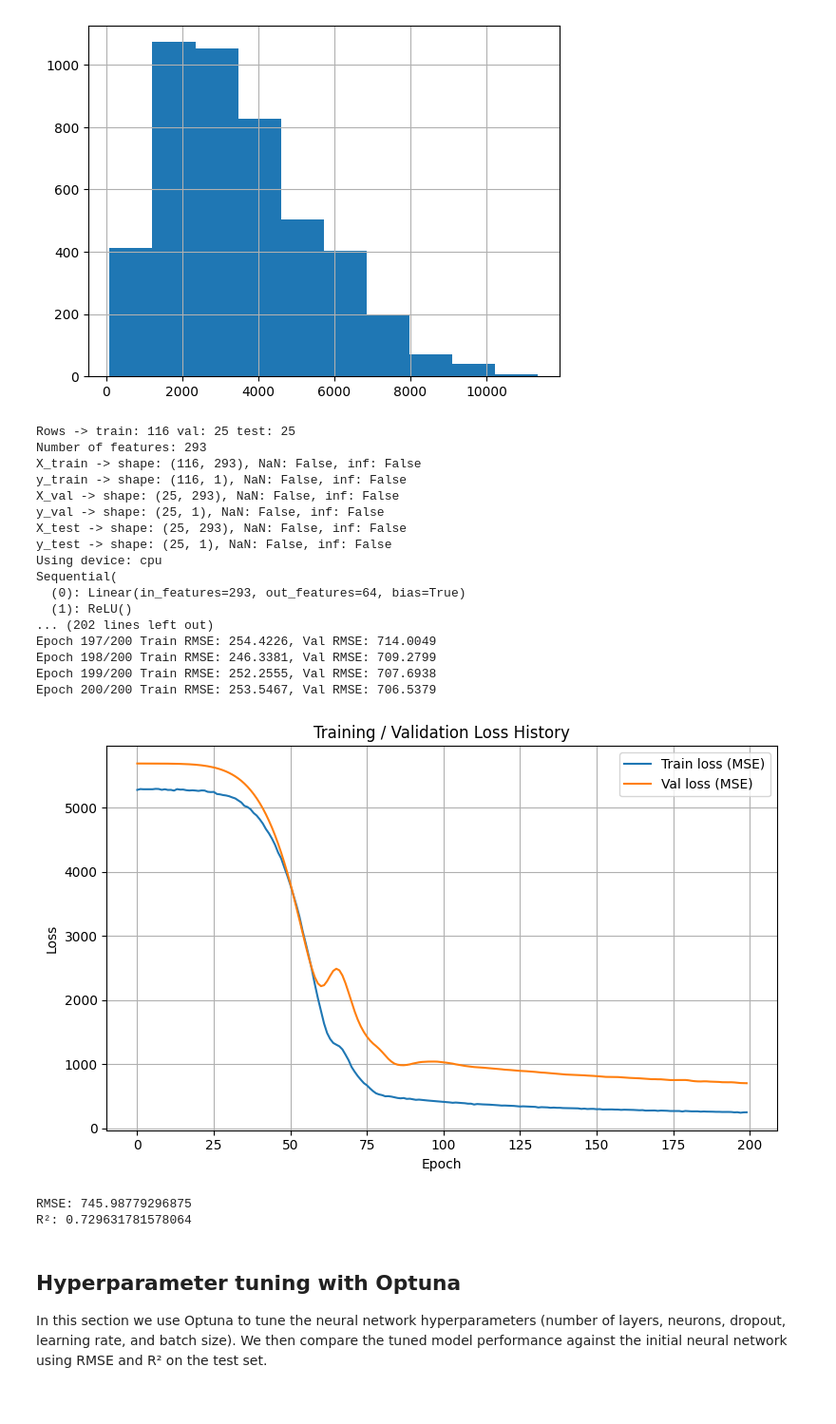
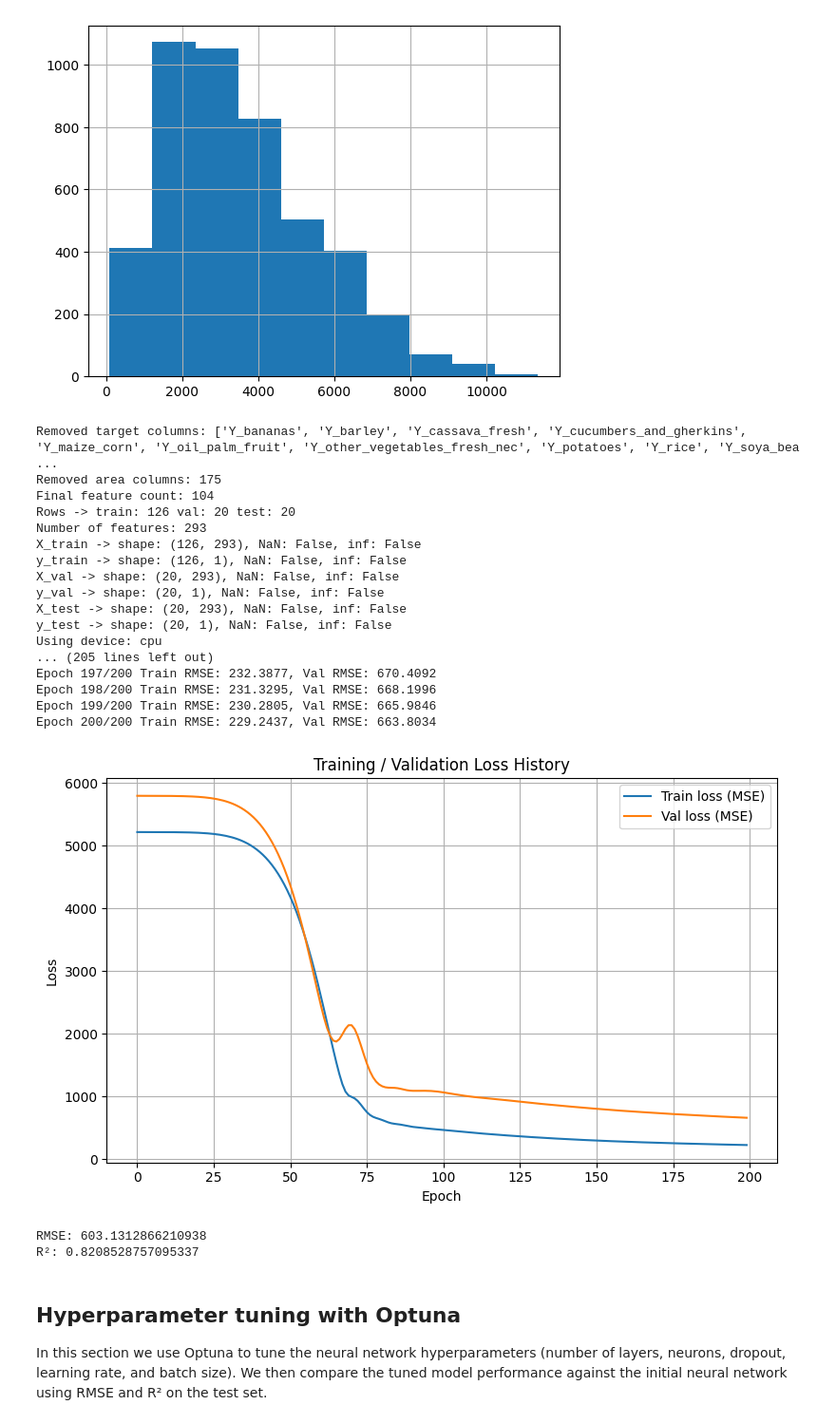
Before and after one commit to pavinpp/ML_project, a Jupyter notebook: NewModel2/neural network_optuna.ipynb, the cells around one changed output. Shown at 95% size. Cells and saved outputs as stored; diff of their text form; code cells hidden in the pictures.

```diff
--- a/NewModel2/neural network_optuna.ipynb
+++ b/NewModel2/neural network_optuna.ipynb
@@ -371,12 +371,32 @@ xy_drop_na = xy[xy["Y_rice"] >= 0].copy()
 # Remove inf and NaN in all columns
 xy_drop_na = xy_drop_na.replace([np.inf, -np.inf], np.nan).dropna()
 
+target_col = "Y_rice"
+
+# remove all Y_* target columns
+remove_targets = [c for c in xy.columns if c.startswith("Y_")]
+
+# remove all area columns
+remove_areas = [c for c in xy.columns if c.startswith("area_")]
+
+# build feature list
+feature_cols = [
+    c for c in xy.columns
+    if c not in remove_targets
+    and c not in remove_areas
+    and c != target_col
+]
+
+print("Removed target columns:", remove_targets)
+print("Removed area columns:", len(remove_areas))
+print("Final feature count:", len(feature_cols))
+
 # Time-based split
-test_xy  = xy_drop_na[xy_drop_na["year"] >= 2019].copy()
-train_val_xy = xy_drop_na[xy_drop_na["year"] < 2019].copy()
+test_xy  = xy_drop_na[xy_drop_na["year"] >= 2020].copy()
+train_val_xy = xy_drop_na[xy_drop_na["year"] < 2020].copy()
 
-train_xy = train_val_xy[train_val_xy["year"] < 2014].copy()
-val_xy   = train_val_xy[train_val_xy["year"] >= 2014].copy()
+train_xy = train_val_xy[train_val_xy["year"] < 2016].copy()
+val_xy   = train_val_xy[train_val_xy["year"] >= 2016].copy()
 
 print("Rows -> train:", len(train_xy), "val:", len(val_xy), "test:", len(test_xy))
 
@@ -441,7 +461,7 @@ test_dataset  = TensorDataset(torch.FloatTensor(X_test))
 
 batch_size = 64
 
-train_loader = DataLoader(train_dataset, batch_size=batch_size, shuffle=True)
+train_loader = DataLoader(train_dataset, batch_size=batch_size, shuffle=False)
 val_loader   = DataLoader(val_dataset,   batch_size=batch_size, shuffle=False)
 test_loader  = DataLoader(test_dataset,  batch_size=batch_size, shuffle=False)
 
@@ -557,51 +577,51 @@ def plot_history(train_losses, val_losses):
 
 plot_history(train_losses, val_losses)
 
 # =========================
 # 8) Predict on test set
 # =========================
 model.eval()
 y_pred_test = []
 
 with torch.no_grad():
     for (batch_X,) in test_loader:      # unpack single-tensor batch
         batch_X = batch_X.to(device)
         preds = model(batch_X).cpu().numpy().flatten()
         y_pred_test.extend(preds)
 
 y_pred_test = np.array(y_pred_test, dtype=np.float32)
 
 # ---- Compute metrics ----
 from sklearn.metrics import root_mean_squared_error, r2_score
 
 from sklearn.metrics import root_mean_squared_error, r2_score
 
 rmse = root_mean_squared_error(y_test, y_pred_test)
 r2   = r2_score(y_test, y_pred_test)
 
 print("RMSE:", rmse)
 print("R²:", r2)
 # %% [output]
-Rows -> train: 116 val: 25 test: 25
+Removed target columns: ['Y_bananas', 'Y_barley', 'Y_cassava_fresh', 'Y_cucumbers_and_gherkins', 'Y_maize_corn', 'Y_oil_palm_fruit', 'Y_other_vegetables_fresh_nec', 'Y_potatoes', 'Y_rice', 'Y_soya_bea ...
+Removed area columns: 175
+Final feature count: 104
+Rows -> train: 126 val: 20 test: 20
 Number of features: 293
-X_train -> shape: (116, 293), NaN: False, inf: False
-y_train -> shape: (116, 1), NaN: False, inf: False
-X_val -> shape: (25, 293), NaN: False, inf: False
-y_val -> shape: (25, 1), NaN: False, inf: False
-X_test -> shape: (25, 293), NaN: False, inf: False
-y_test -> shape: (25, 1), NaN: False, inf: False
+X_train -> shape: (126, 293), NaN: False, inf: False
+y_train -> shape: (126, 1), NaN: False, inf: False
+X_val -> shape: (20, 293), NaN: False, inf: False
+y_val -> shape: (20, 1), NaN: False, inf: False
+X_test -> shape: (20, 293), NaN: False, inf: False
+y_test -> shape: (20, 1), NaN: False, inf: False
 Using device: cpu
-Sequential(
-  (0): Linear(in_features=293, out_features=64, bias=True)
-  (1): ReLU()
-... (202 lines left out)
-Epoch 197/200 Train RMSE: 254.4226, Val RMSE: 714.0049
-Epoch 198/200 Train RMSE: 246.3381, Val RMSE: 709.2799
-Epoch 199/200 Train RMSE: 252.2555, Val RMSE: 707.6938
-Epoch 200/200 Train RMSE: 253.5467, Val RMSE: 706.5379
+... (205 lines left out)
+Epoch 197/200 Train RMSE: 232.3877, Val RMSE: 670.4092
+Epoch 198/200 Train RMSE: 231.3295, Val RMSE: 668.1996
+Epoch 199/200 Train RMSE: 230.2805, Val RMSE: 665.9846
+Epoch 200/200 Train RMSE: 229.2437, Val RMSE: 663.8034
-[figure, old version]
+[figure, new version]
-RMSE: 745.98779296875
-R²: 0.729631781578064
+RMSE: 603.1312866210938
+R²: 0.8208528757095337
 # %% [markdown]
 
 ## Hyperparameter tuning with Optuna
```
Also changed, not shown: parts of 4 cells of this notebook, 4 other files.
